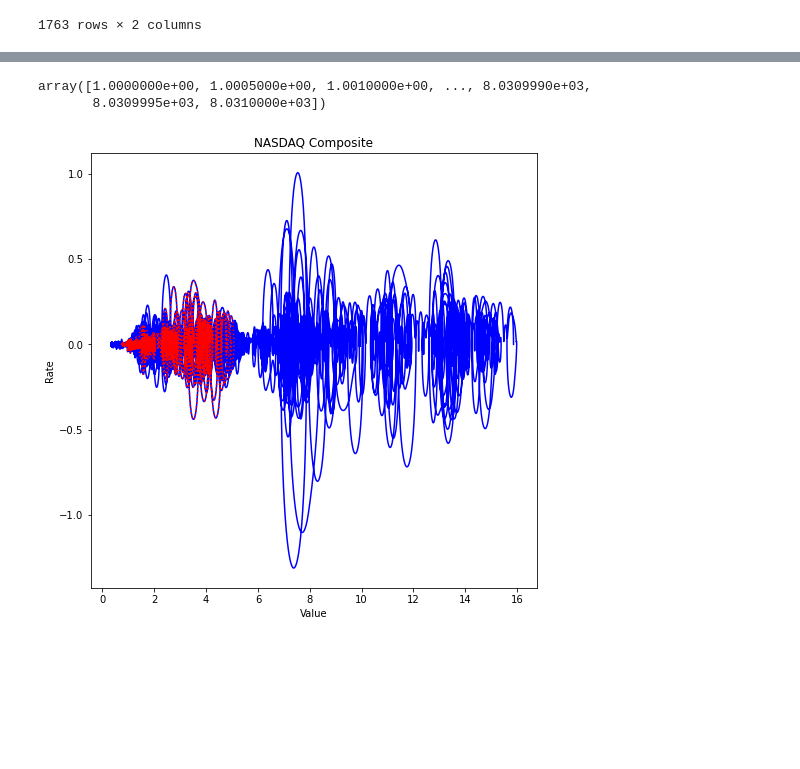
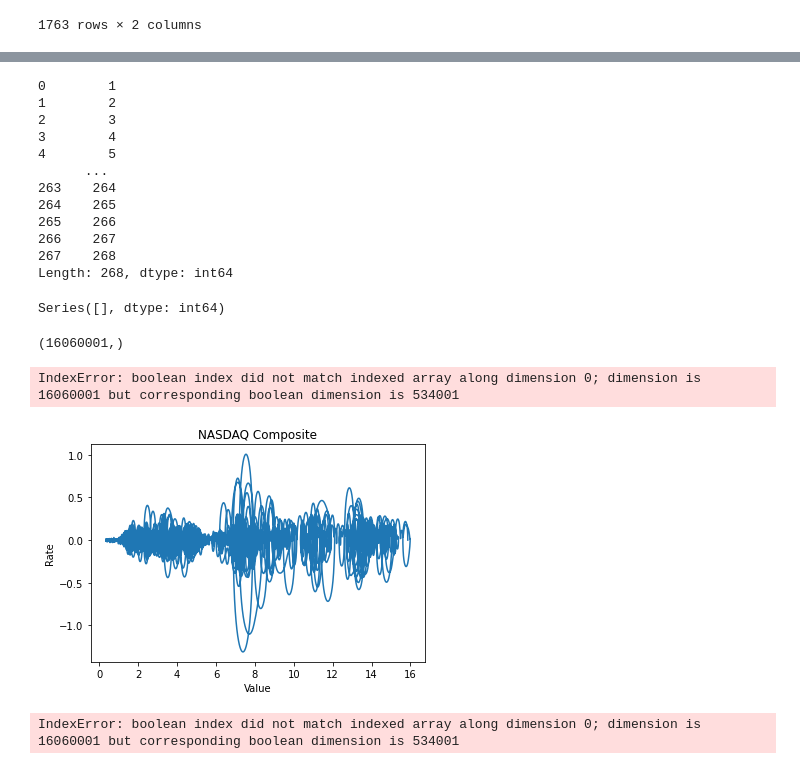
Before and after one commit to Karpovich-alex/phase-portrait-Nasdaq, a Jupyter notebook: Article-NASDAQ.ipynb, the cells around one changed output, grey strips where cells are left out. Drawn from its saved outputs; the diff is of its cells as text; code cells hidden in the pictures; blank space fills up the shorter version.

```diff
--- a/Article-NASDAQ.ipynb
+++ b/Article-NASDAQ.ipynb
@@ -28,14 +23,8 @@ def slice_data(df, slice_period):
     #2 сортировки, чтобы последняя дата оставалась
     return df.copy().sort_values(by='date', ascending=False)[::slice_period].sort_values(by='date').reset_index(drop=True)
 # %%
-slice_period=1
-# Прореживаем данные и сортируем по дате
-df=slice_data(data,slice_period)
-
-# Нормализуем данные по нужному периоду
-# df['value']=df['value'].apply(lambda x: x/df.iloc[period_num].value)
-# df.iloc[period_num]['date']
-
+# Сортируем по дате
+df=data.sort_values(by='date')
 # Преобразуем в формат времени
 df['date']= pd.to_datetime(df['date'], format='%Y-%m-%d')
 df
@@ -202,18 +186,0 @@ def get_filename(name, min_date, max_date, freq):
-# %%
-slice_period=1
-
-filename=get_filename(name, df['date'].min().strftime('%d_%m_%y'), df['date'].max().strftime('%d_%m_%y'), slice_period)
-
-df=slice_data(data,slice_period)
-
-df['date']= pd.to_datetime(df['date'], format='%Y-%m-%d')
-
-x=df.index.to_series()+1
-y=df['value']
-y=y/1000
-xx, deriv=get_phase_portrait(x,y, step_spline=.05, step_deriv=.01, deriv_num=4)
-func=deriv[0]
-
-step=.0005
-tt=get_arange(x.shape[0], step=step)
-# plt.xlim([25, 50])
@@ -320,10 +276,3 @@ df[date_filter]
 | 3026 | 2001-12-28 | 1987.260010 |
 | 3027 | 2001-12-31 | 1950.400024 |
 1763 rows × 2 columns
-# %%
-def get_mask_tt(tt, start_date, end_date):
-    date_filter=(df['date']>=pd.to_datetime(start_date, format='%d.%m.%Y')) & (df['date']<=pd.to_datetime(end_date, format='%d.%m.%Y'))
-    filtered_x=x[date_filter]
-    min_x, max_x=filtered_x.min(), filtered_x.max()
-    return (tt>=min_x)&(tt<=max_x)
-mask=get_mask_tt(tt, start_date, end_date)
@@ -329,0 +294,15 @@ mask=get_mask_tt(tt, start_date, end_date)
+# %%
+x
+# %% [output]
+0        1
+1        2
+2        3
+3        4
+4        5
+      ...
+263    264
+264    265
+265    266
+266    267
+267    268
+Length: 268, dtype: int64
@@ -330,25 +312,37 @@ mask=get_mask_tt(tt, start_date, end_date)
+# %%
+filtered_x
+# %% [output]
+Series([], dtype: int64)
+# %%
+from phase_portrait import get_mask_tt
+mask=get_mask_tt(x, tt, df['date'], start_date, end_date)
+# %%
+deriv_1[0].shape
+# %% [output]
+(16060001,)
 # %%
 filtered_x=x[date_filter]
 min_x, max_x=filtered_x.min(), filtered_x.max()
-# %%
-tt
-# %% [output]
-array([1.0000000e+00, 1.0005000e+00, 1.0010000e+00, ..., 8.0309990e+03,
-       8.0309995e+03, 8.0310000e+03])
 # %%
 fig, ax = plt.subplots()
-ax.plot(deriv_1[0], deriv_1[1], '-b', deriv_1[0][mask], deriv_1[1][mask], ':r')
+ax.plot(deriv_1[0], deriv_1[1])
+# ax.plot(deriv_1[0], deriv_1[1], '-b', deriv_1[0][mask], deriv_1[1][mask], ':r')
 # ax.plot(deriv_30[0], deriv_30[1], ':g', deriv_7[0], deriv_7[1], '-.b', deriv_1[0], deriv_1[1], '-r')
 
 plt.title(name)
 ax.set_ylabel('Rate')
 ax.set_xlabel('Value')
 
-# plt.xlim((3, 5))
+plt.xlim((deriv_1[0][mask].min(), deriv_1[0][mask].max()))
 
 fig.set_figheight(8)
 fig.set_figwidth(8)
 
 # plt.show()
 # %% [output]
+IndexError: boolean index did not match indexed array along dimension 0; dimension is 16060001 but corresponding boolean dimension is 534001
-[figure, old version]
+[figure, new version]
+# %%
+deriv_1[0][mask]
+# %% [output]
+IndexError: boolean index did not match indexed array along dimension 0; dimension is 16060001 but corresponding boolean dimension is 534001
```
Also changed, not shown: parts of 23 cells of this notebook, 2 other files.
